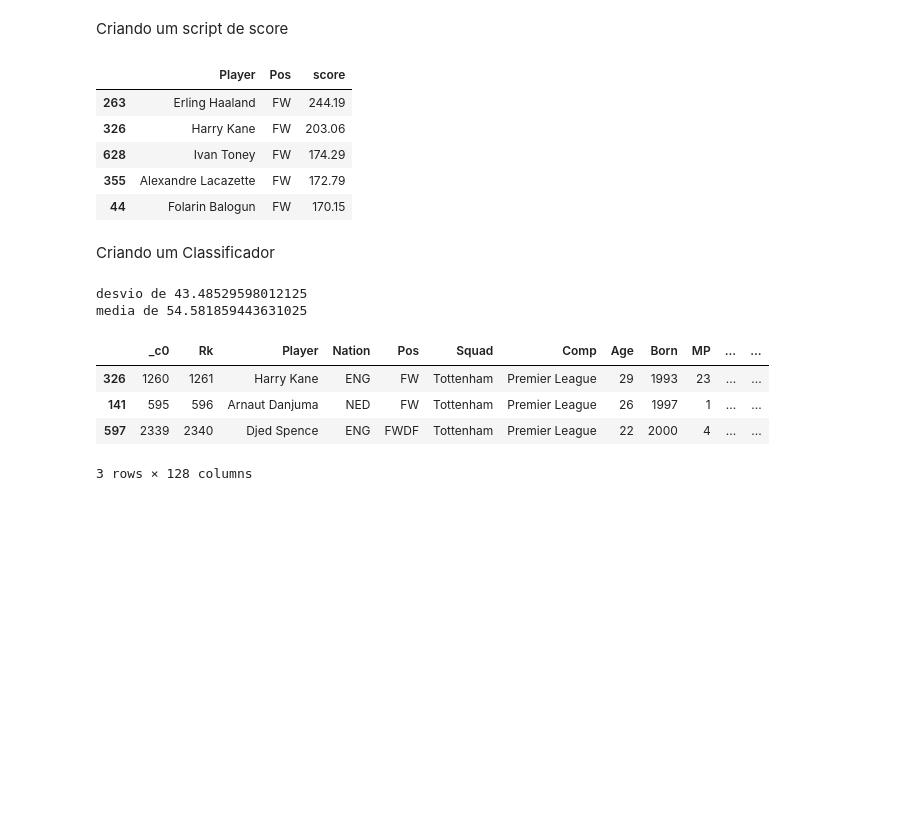
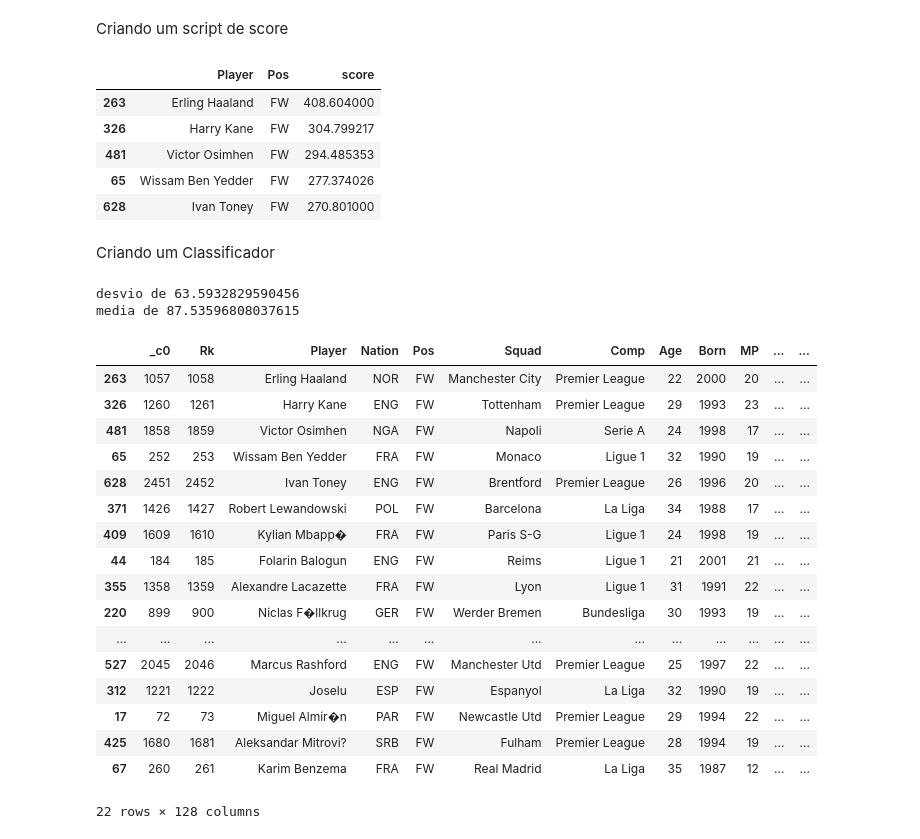
Before and after one commit to Alexandre-Cesar/ETL_Players_Classifier, a Jupyter notebook: Classificador/Classificador_Atacantes.ipynb, the cells around one changed output. Drawn from its saved outputs; the diff is of its cells as text; code cells hidden in the pictures; blank space fills up the shorter version.

```diff
--- a/Classificador/Classificador_Atacantes.ipynb
+++ b/Classificador/Classificador_Atacantes.ipynb
@@ -41,19 +41,20 @@ px.histogram(Atacante.head(20), x = "Comp", y = 'GPJ', color = "Squad").show()
 # %% [markdown]
 Criando um script de score
 # %%
-positivos = Atacante['Goals'] * 4  + Atacante['Assists'] * 2 + Atacante['MP'] * 3 + Atacante['Starts'] + Atacante['AerWon'] + Atacante['Crs']
-negativos = (Atacante['Shots'] - Atacante['Goals']) * 3 + Atacante['PasOff']
+positivos = Atacante['GPJ'] * 155  + Atacante['Assists'] * 5 + Atacante['MP'] * 3 + Atacante['Starts'] + (Atacante['AerWon'] / 100 )* 10 + Atacante['Crs'] * 3 + Atacante['GCA'] * 2 + Atacante['ToSuc'] * 2 + Atacante['TI'] + Atacante['ScaDrib'] * 2 + Atacante['Carries'] / 2
+
+negativos = (Atacante['Shots'] - Atacante['Goals']) * 6 + Atacante['PasOff'] * 3 + Atacante['Err'] * 3 + (Atacante['AerLost'] / 100) * 5
 # %%
 Atacante['score'] = positivos - negativos
 Atacante.sort_values(['score'], ascending = False, inplace = True)
 Atacante[['Player', 'Pos','score']].head()
 # %% [output]
 |  | Player | Pos | score |
-| 263 | Erling Haaland | FW | 244.19 |
-| 326 | Harry Kane | FW | 203.06 |
-| 628 | Ivan Toney | FW | 174.29 |
-| 355 | Alexandre Lacazette | FW | 172.79 |
-| 44 | Folarin Balogun | FW | 170.15 |
+| 263 | Erling Haaland | FW | 408.604000 |
+| 326 | Harry Kane | FW | 304.799217 |
+| 481 | Victor Osimhen | FW | 294.485353 |
+| 65 | Wissam Ben Yedder | FW | 277.374026 |
+| 628 | Ivan Toney | FW | 270.801000 |
 # %%
 px.histogram(Atacante, x='score').show()
 # %% [markdown]
@@ -63,8 +64,8 @@ dev = Atacante['score'].std()
 media = Atacante['score'].mean()
 print(f'desvio de {dev}\nmedia de {media}')
 # %% [output]
-desvio de 43.48529598012125
-media de 54.581859443631025
+desvio de 63.5932829590456
+media de 87.53596808037615
 # %%
 bom = media + dev * 2
 normal = media  + dev
@@ -81,18 +82,31 @@ def assign_grade(score):
     elif score > muito_fraco:
         return 'Ruim'
     else:
-        return 'Muito_ruim'
+        return 'Pessimo'
 # %%
 Atacante['Desempenho'] = Atacante['score'].apply(assign_grade)
 # %%
 px.histogram(Atacante, x = 'Desempenho').show()
 # %%
-Atacante[Atacante['Squad'] == 'Tottenham'].head(50)
+Atacante[Atacante['Desempenho'] == 'Excelente'].head(50)
 # %% [output]
 |  | _c0 | Rk | Player | Nation | Pos | Squad | Comp | Age | Born | MP | ... | ... |
+| 263 | 1057 | 1058 | Erling Haaland | NOR | FW | Manchester City | Premier League | 22 | 2000 | 20 | ... | ... |
 | 326 | 1260 | 1261 | Harry Kane | ENG | FW | Tottenham | Premier League | 29 | 1993 | 23 | ... | ... |
-| 141 | 595 | 596 | Arnaut Danjuma | NED | FW | Tottenham | Premier League | 26 | 1997 | 1 | ... | ... |
-| 597 | 2339 | 2340 | Djed Spence | ENG | FWDF | Tottenham | Premier League | 22 | 2000 | 4 | ... | ... |
+| 481 | 1858 | 1859 | Victor Osimhen | NGA | FW | Napoli | Serie A | 24 | 1998 | 17 | ... | ... |
+| 65 | 252 | 253 | Wissam Ben Yedder | FRA | FW | Monaco | Ligue 1 | 32 | 1990 | 19 | ... | ... |
+| 628 | 2451 | 2452 | Ivan Toney | ENG | FW | Brentford | Premier League | 26 | 1996 | 20 | ... | ... |
+| 371 | 1426 | 1427 | Robert Lewandowski | POL | FW | Barcelona | La Liga | 34 | 1988 | 17 | ... | ... |
+| 409 | 1609 | 1610 | Kylian Mbapp� | FRA | FW | Paris S-G | Ligue 1 | 24 | 1998 | 19 | ... | ... |
+| 44 | 184 | 185 | Folarin Balogun | ENG | FW | Reims | Ligue 1 | 21 | 2001 | 21 | ... | ... |
+| 355 | 1358 | 1359 | Alexandre Lacazette | FRA | FW | Lyon | Ligue 1 | 31 | 1991 | 22 | ... | ... |
+| 220 | 899 | 900 | Niclas F�llkrug | GER | FW | Werder Bremen | Bundesliga | 30 | 1993 | 19 | ... | ... |
+| ... | ... | ... | ... | ... | ... | ... | ... | ... | ... | ... | ... | ... |
+| 527 | 2045 | 2046 | Marcus Rashford | ENG | FW | Manchester Utd | Premier League | 25 | 1997 | 22 | ... | ... |
+| 312 | 1221 | 1222 | Joselu | ESP | FW | Espanyol | La Liga | 32 | 1990 | 19 | ... | ... |
+| 17 | 72 | 73 | Miguel Almir�n | PAR | FW | Newcastle Utd | Premier League | 29 | 1994 | 22 | ... | ... |
+| 425 | 1680 | 1681 | Aleksandar Mitrovi? | SRB | FW | Fulham | Premier League | 28 | 1994 | 19 | ... | ... |
+| 67 | 260 | 261 | Karim Benzema | FRA | FW | Real Madrid | La Liga | 35 | 1987 | 12 | ... | ... |
-3 rows × 128 columns
+22 rows × 128 columns
 # %%
 Atacante.to_csv('C:\\Users\\alexa\\OneDrive\\Área de Trabalho\\Prj\\Classificador\\Content\\Atacantes.csv')
```
Also changed, not shown: 6 other files.
